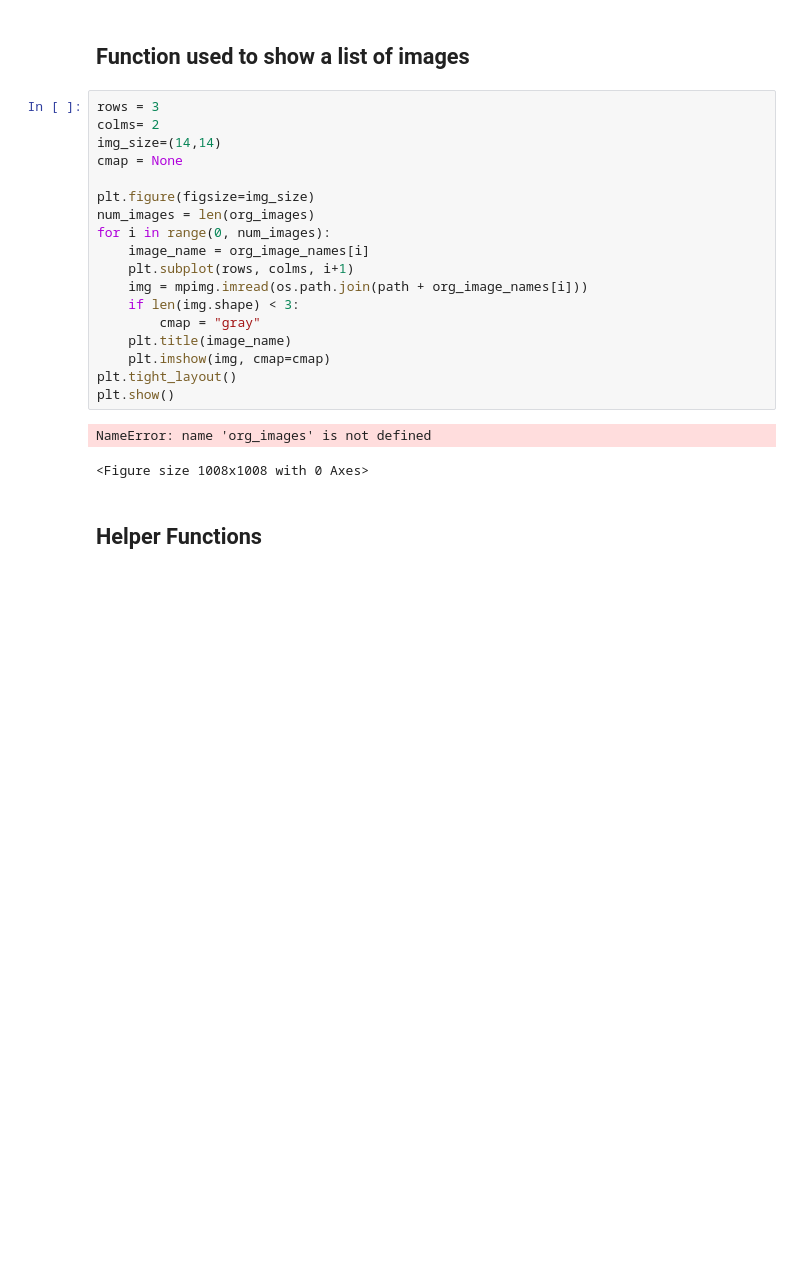
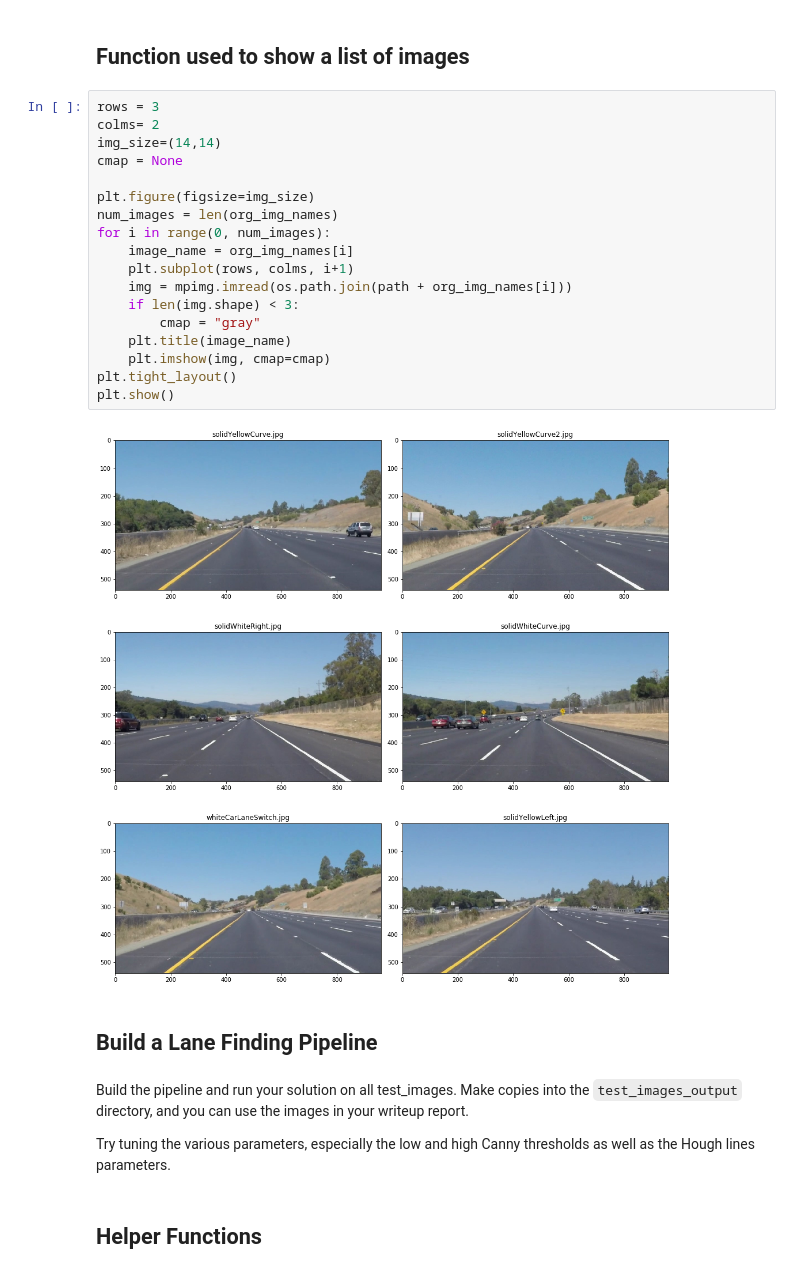
Before and after one commit to aliasaswad/CarND-LaneLines-P1, a Jupyter notebook: P1.ipynb, the cells around one changed output. Drawn from its saved outputs; the diff is of its cells as text; blank space fills up the shorter version.

```diff
--- a/P1.ipynb
+++ b/P1.ipynb
@@ -91,24 +91,29 @@ print(org_img_names)
 # %%
 rows = 3
 colms= 2
 img_size=(14,14)
 cmap = None
 
 plt.figure(figsize=img_size)
-num_images = len(org_images)
+num_images = len(org_img_names)
 for i in range(0, num_images):
-    image_name = org_image_names[i]
+    image_name = org_img_names[i]
     plt.subplot(rows, colms, i+1)
-    img = mpimg.imread(os.path.join(path + org_image_names[i]))
+    img = mpimg.imread(os.path.join(path + org_img_names[i]))
     if len(img.shape) < 3:
         cmap = "gray"
     plt.title(image_name)
     plt.imshow(img, cmap=cmap)
 plt.tight_layout()
 plt.show()
 # %% [output]
-NameError: name 'org_images' is not defined
-<Figure size 1008x1008 with 0 Axes>
+[figure, added]
+# %% [markdown]
+## Build a Lane Finding Pipeline
+# %% [markdown]
+Build the pipeline and run your solution on all test_images. Make copies into the `test_images_output` directory, and you can use the images in your writeup report.
+
+Try tuning the various parameters, especially the low and high Canny thresholds as well as the Hough lines parameters.
 # %% [markdown]
 ## Helper Functions
 # %% [markdown]
```
Also changed, not shown: parts of 2 cells of this notebook.
